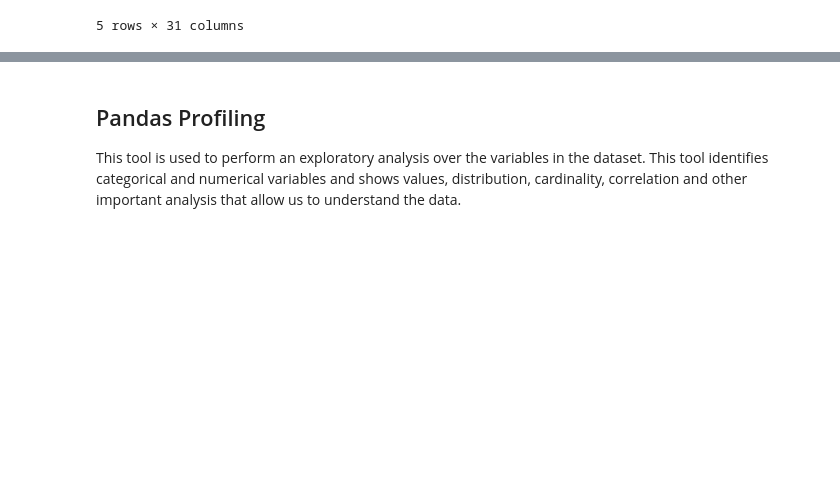
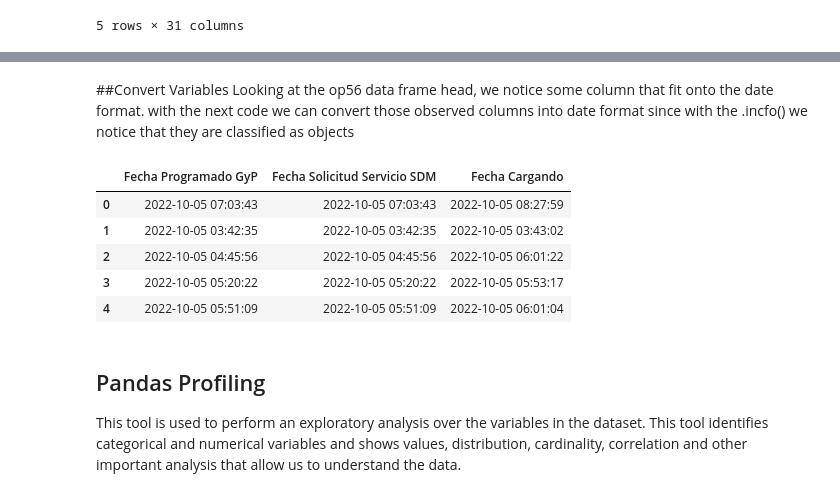
Before and after one commit to hrodriguezgi/ds4a-team23, a Jupyter notebook: project/1 - eda/Pandas_profiling2.ipynb, the cells around one changed output, grey strips where cells are left out. Saved outputs shown, nothing was run; the diff lists cells and outputs as text; code cells hidden in the pictures; blank space fills up the shorter version.

```diff
--- a/project/1 - eda/Pandas_profiling2.ipynb
+++ b/project/1 - eda/Pandas_profiling2.ipynb
@@ -6,8 +6,8 @@ from pandas_profiling import ProfileReport
 
 This dataset can be downloaded from [Datos Abiertos Bogotá](https://datosabiertos.bogota.gov.co/dataset/8624f916-1db2-4c17-b669-19a19b35d1ca)
 # %%
-hist_siniestros = pd.read_csv('../0 - datasets/OP056-mod.csv')
-hist_siniestros.head()
+op056 = pd.read_csv('../0 - datasets/OP056-mod.csv')
+op056.head()
 # %% [output]
 |  | Num Sol. Externa | Numero | Fecha Programado GyP | Fecha Solicitud Servicio SDM | Programdo/Demanda | Especial | ... |
 | 0 | 250961 | S-221912 | 10/05/2022 07:03:43 | 10/05/2022 07:03:43 | Demanda | No | ... |
@@ -19,3 +39,19 @@ hist_siniestros.head()
+# %% [markdown]
+##Convert Variables
+Looking at the op56 data frame head, we notice some column that fit onto the date format.
+with the next code we can convert those observed columns into date format since with the .incfo() we notice that they are classified as objects
+# %%
+op056["Fecha Programado GyP"]= pd.to_datetime(op056["Fecha Programado GyP"])
+op056["Fecha Solicitud Servicio SDM"]= pd.to_datetime(op056["Fecha Solicitud Servicio SDM"])
+op056["Fecha Cargando"]= pd.to_datetime(op056["Fecha Cargando"])
+op056[["Fecha Programado GyP","Fecha Solicitud Servicio SDM","Fecha Cargando"]].head()
+# %% [output]
+|  | Fecha Programado GyP | Fecha Solicitud Servicio SDM | Fecha Cargando |
+| 0 | 2022-10-05 07:03:43 | 2022-10-05 07:03:43 | 2022-10-05 08:27:59 |
+| 1 | 2022-10-05 03:42:35 | 2022-10-05 03:42:35 | 2022-10-05 03:43:02 |
+| 2 | 2022-10-05 04:45:56 | 2022-10-05 04:45:56 | 2022-10-05 06:01:22 |
+| 3 | 2022-10-05 05:20:22 | 2022-10-05 05:20:22 | 2022-10-05 05:53:17 |
+| 4 | 2022-10-05 05:51:09 | 2022-10-05 05:51:09 | 2022-10-05 06:01:04 |
 # %% [markdown]
 ## Pandas Profiling
 
```
Also changed, not shown: parts of 2 cells of this notebook, 1 other file.
